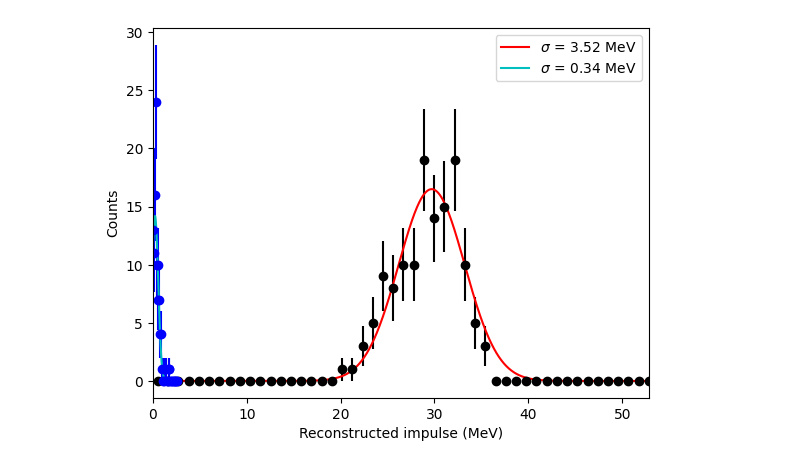
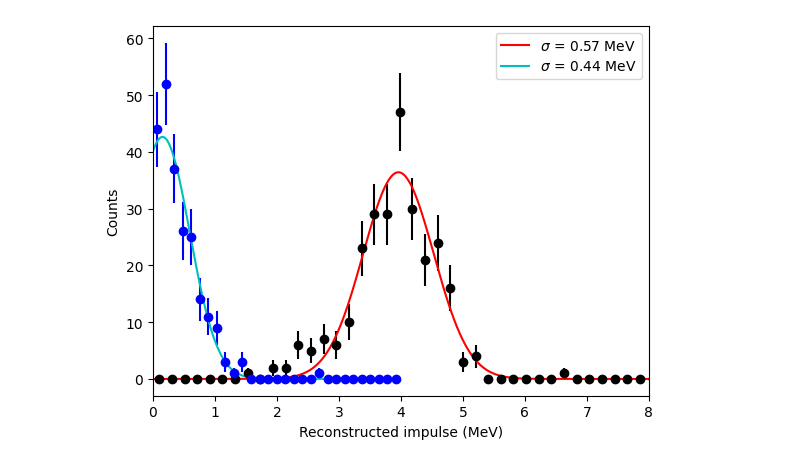
Before and after one commit to Moore-Lab/nanospheres, a Jupyter notebook: analysis/impulse_analysis/analyze_calibration_impulses.ipynb, the cells around one changed output. Drawn from its saved outputs; the diff is of its cells as text; code cells hidden in the pictures.

```diff
--- a/analysis/impulse_analysis/analyze_calibration_impulses.ipynb
+++ b/analysis/impulse_analysis/analyze_calibration_impulses.ipynb
@@ -11,7 +11,8 @@ from matplotlib.backends.backend_pdf import PdfPages
 # %%
 data_path = '/Users/dcmoore/Desktop/nanosphere_data/' #"/Volumes/DATA/nanosphere_data"
 
-data_folder = '20240724_minus_one_e_data/20240724_150v_1_8e-8mbar'
+#data_folder = '20240724_minus_one_e_data/20240724_150v_1_8e-8mbar'
+data_folder = '20240723_minus_one_e_data/20240723_20v_2e-8mbar'
 
 plots_path = '/Users/dcmoore/Library/CloudStorage/GoogleDrive-david.c.moore@yale.edu/My Drive/yale/uspheres/nanospheres/analysis'
 # %%
@@ -24,7 +25,7 @@ print(data_files)
 # %%
 importlib.reload(ns)
 
-remake_files = True
+remake_files = False
 save_plot = True
 
 filt_band = [30e3, 200e3]
@@ -99,6 +100,18 @@ if(remake_files):
                 waveform_ax = plt.gca()
 
                 ax_list = [psd_ax, tf_ax, waveform_ax]
+
+            if(False):
+                plt.figure(figsize=(12,4))
+                fit_points = (time > curr_window[0]) & (time < curr_window[1])
+                t, z, fz = time[fit_points], sphere_z[fit_points], filtered_data[fit_points]
+                plt.plot(t, z, label='Data')
+                plt.plot(t, fz, label='Filtered')
+                plt.legend()
+                plt.xlabel('Time (s)')
+                plt.ylabel('Z position (V)')
+                plt.show()
+
 
             amp, amp_lp, force_norm, f0, gamma = ns.deconvolve_force_amp(time, filtered_data, curr_window, lp_freq=low_pass_freq, make_plot=save_plot, ax_list=ax_list)
 
@@ -237,38 +196,39 @@ def gauss(x, A, mu, sigma):
 # %%
 normed_amps = fit_amps[:,1] #/fit_amps[:,2]
 bins = np.linspace(0, np.max(np.abs(normed_amps))*1.5, 50)
 hh, be = np.histogram(np.abs(normed_amps), bins=bins)
 bc = 0.5*(be[1:]+be[:-1])
 
 gp, gcov = op.curve_fit(gauss, bc, hh, p0=[np.max(hh), np.mean(np.abs(normed_amps)), np.std(np.abs(normed_amps))])
 
 cal_fac = impulse_amplitude/gp[1]
 
 xx = np.linspace(0,np.max(bc),1000)
 
 normed_noise = noise_amps[:,1] #/noise_amps[:,2]
 noise_bins = np.linspace(0, np.max(np.abs(normed_noise))*1.5, 30)
 hh_noise, be = np.histogram(np.abs(normed_noise), bins=noise_bins)
 bc_noise = 0.5*(be[1:]+be[:-1])
 errs = np.sqrt(hh_noise)
 errs[errs==0] = 1
-spars = [np.max(hh_noise), 0, np.std(np.abs(normed_noise))]
-gp_noise, gcov_noise = op.curve_fit(gauss, bc_noise, hh_noise, p0=spars, sigma=errs)
+spars = [np.max(hh_noise), np.std(np.abs(normed_noise))]
+noise_gauss = lambda x, A, sigma: gauss(x, A, 0.2, sigma)
+gp_noise, gcov_noise = op.curve_fit(noise_gauss, bc_noise, hh_noise, p0=spars, sigma=errs)
 
 xx_noise = np.linspace(0,np.max(bc_noise),1000)
 
 plt.figure()
 plt.errorbar(bc*cal_fac, hh, yerr=np.sqrt(hh), fmt='ko')
 plt.plot(xx*cal_fac, gauss(xx, *gp), 'r', label="$\sigma$ = %.2f MeV" % (gp[2]*cal_fac))
 plt.errorbar(bc_noise*cal_fac, hh_noise, yerr=np.sqrt(hh_noise), fmt='bo')
-plt.plot(xx_noise*cal_fac, gauss(xx_noise, *gp_noise), 'c', label="$\sigma$ = %.2f MeV" % (gp_noise[2]*cal_fac))
-plt.xlim(0,np.max(bc)*cal_fac)
+plt.plot(xx_noise*cal_fac, noise_gauss(xx_noise, *gp_noise), 'c', label="$\sigma$ = %.2f MeV" % (gp_noise[1]*cal_fac))
+plt.xlim(0,8) #np.max(bc)*cal_fac)
 plt.xlabel("Reconstructed impulse (MeV)")
 plt.ylabel("Counts")
 plt.legend()
 plt.show()
 # %% [output]
-[figure, old version]
+[figure, new version]
 # %%
 ## loop over all the amplitudes and plot
 
```
Also changed, not shown: parts of 3 cells of this notebook, 2 other files.
